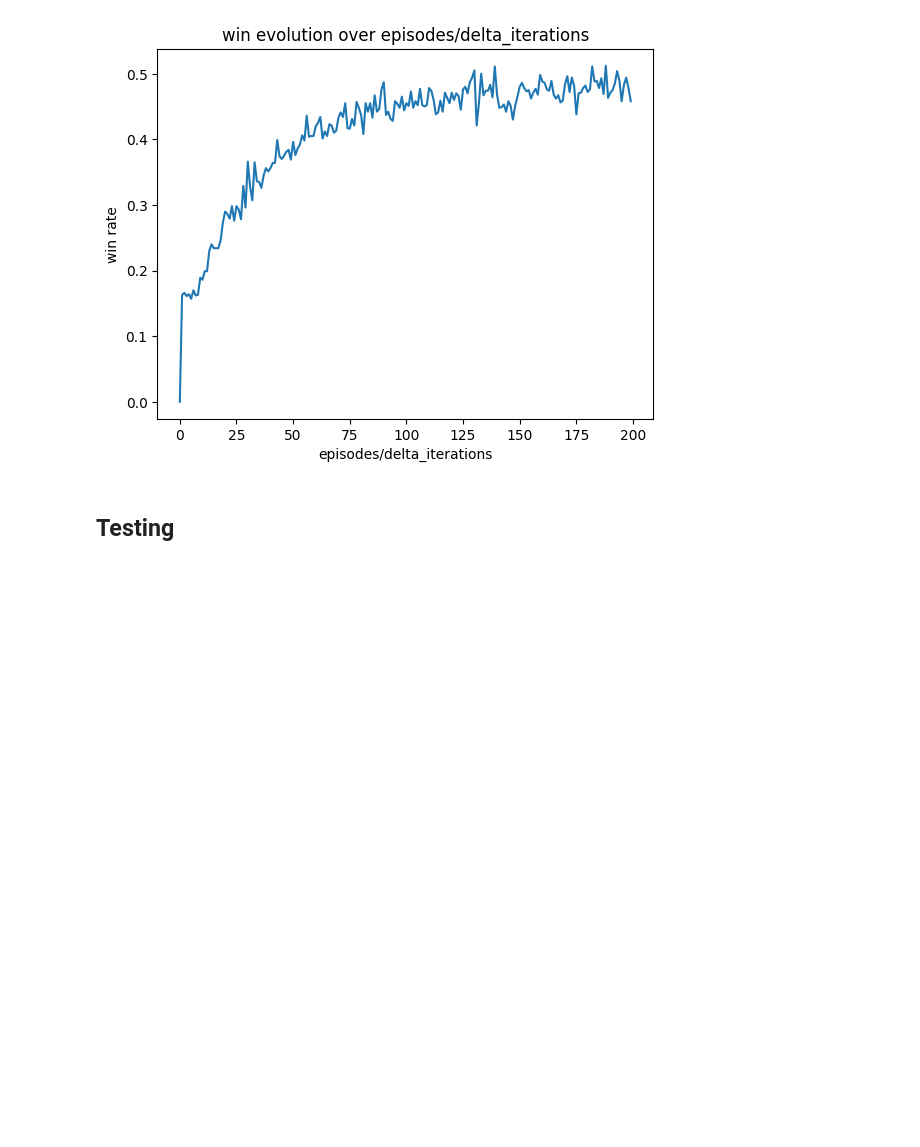
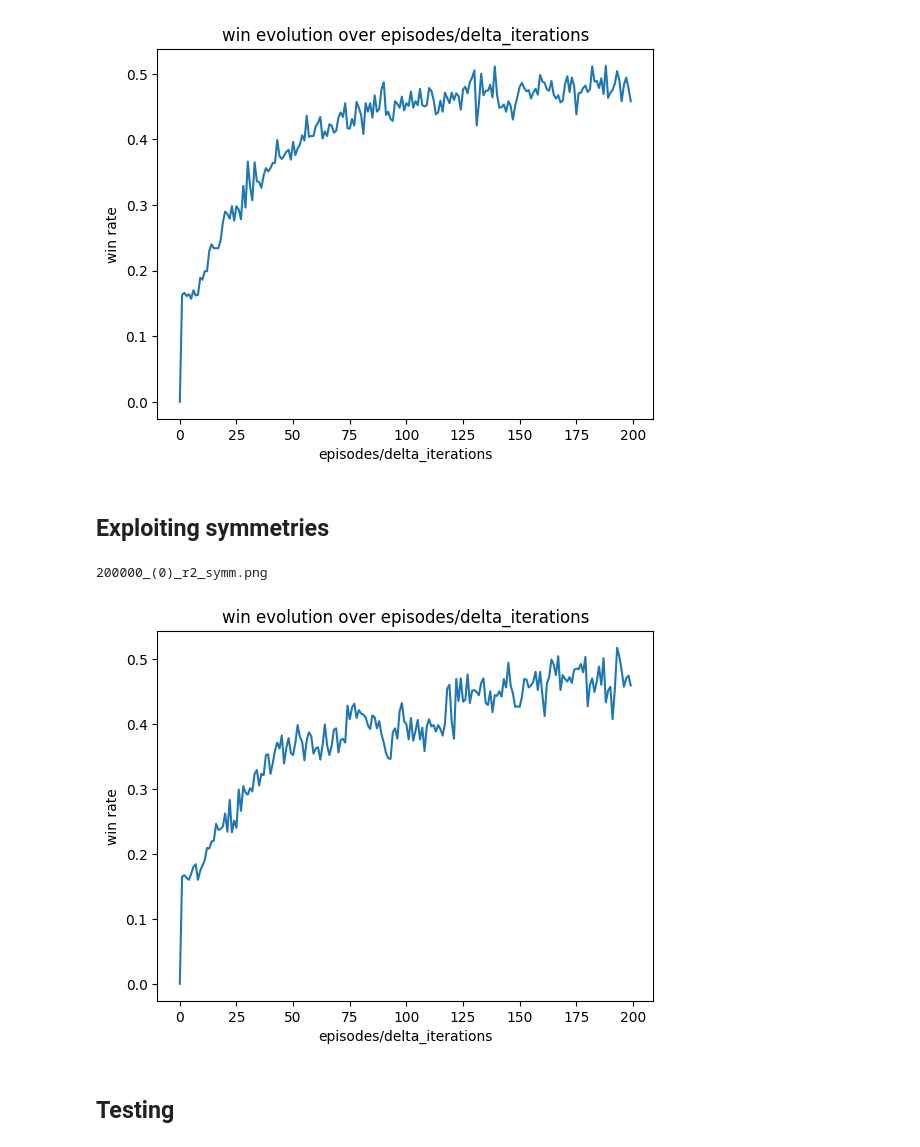
Before and after one commit to lorenzofezza00/CI_LABS, a Jupyter notebook: lab10/lab10.ipynb, the cells around one changed output. Saved outputs shown, nothing was run; the diff lists cells and outputs as text; code cells hidden in the pictures; blank space fills up the shorter version.

Commit message:
exploiting symmetries

````diff
--- a/lab10/lab10.ipynb
+++ b/lab10/lab10.ipynb
@@ -102,3 +102,22 @@ for steps in tqdm(range(500_000)):
             hashable_state
         ] + epsilon * (final_reward - value_dictionary[hashable_state])
 ```
+# %%
+def rotate(matrice):
+    return list(zip(*reversed(matrice)))
+
+SYMM = defaultdict(list)
+
+original_table = [MAGIC[i:i + 3] for i in range(0, len(MAGIC), 3)]
+for i in range(3):
+    original_table = rotate(original_table)
+    rotated_vec = [elem for r in original_table for elem in r]
+    for idx, j in enumerate(MAGIC):
+        SYMM[j].append(rotated_vec[idx])
+
+for s in SYMM:
+    print(f"s : {s} -> {SYMM[s]}")
+
+x = {2, 7, 6}
+s_x = {SYMM[e][0] for e in x}
+s_x
@@ -514,6 +575,55 @@ for save_num in range(3):
 [figure]
 200000_(2)_r2.png
 [figure]
+# %% [markdown]
+## Exploiting symmetries
+# %%
+# epsilon = fixed_epsilon
+d_iter = 1000
+
+save_num = 0
+a = agent()
+data = np.zeros((episodes//d_iter))
+hist  = np.zeros(episodes)
+for i in tqdm(range(episodes)):
+  state = State(set(), set())
+  done = False
+  available_actions = list(range(9))
+  #turn = 1
+  turn = np.random.choice([0,1])
+  '''print(f"starts: {'o' if turn == 0 else 'x'}")'''
+  state = State(set(), set())
+  epsilon = b / (b + i)
+  while not done:
+    flag = 0
+    if turn == 1:
+      # epsilon greedy player
+      action = a.get_action(state, available_actions, epsilon)
+      # fixed eps
+      # action = a.get_action(state, available_actions)
+
+    else:
+      action, flag = my_player(state, available_actions, flag)
+
+    # print(f"actual s: {state}")
+    next_state, done = perform_action(action, available_actions, deepcopy(state), turn)
+    '''if flag==1:
+      print_board(next_state)'''
+
+    reward, done = get_reward_2(next_state, done, available_actions, turn)
+    '''if flag == 1 and done: print("won for choice of my_player")'''
+    a.update_symm(state, action, reward, next_state, done)
+    state = next_state
+    if done and turn == 1: hist[i] = 1
+    turn = 1 - turn
+    #if done:  print_board(state)
+  if i % d_iter == 0:
+    data[i//d_iter] = sum(hist[i-d_iter:i])/d_iter
+plot_data(data, f'{episodes}_({save_num})_r2_symm')
+a.save_q_table(f"q_table_{episodes}_({save_num})_r2_symm.json")
+# %% [output]
+200000_(0)_r2_symm.png
+[figure, added]
 # %% [markdown]
 ## Testing
 # %%
````
Also changed, not shown: parts of 4 cells of this notebook, 4 other files.
